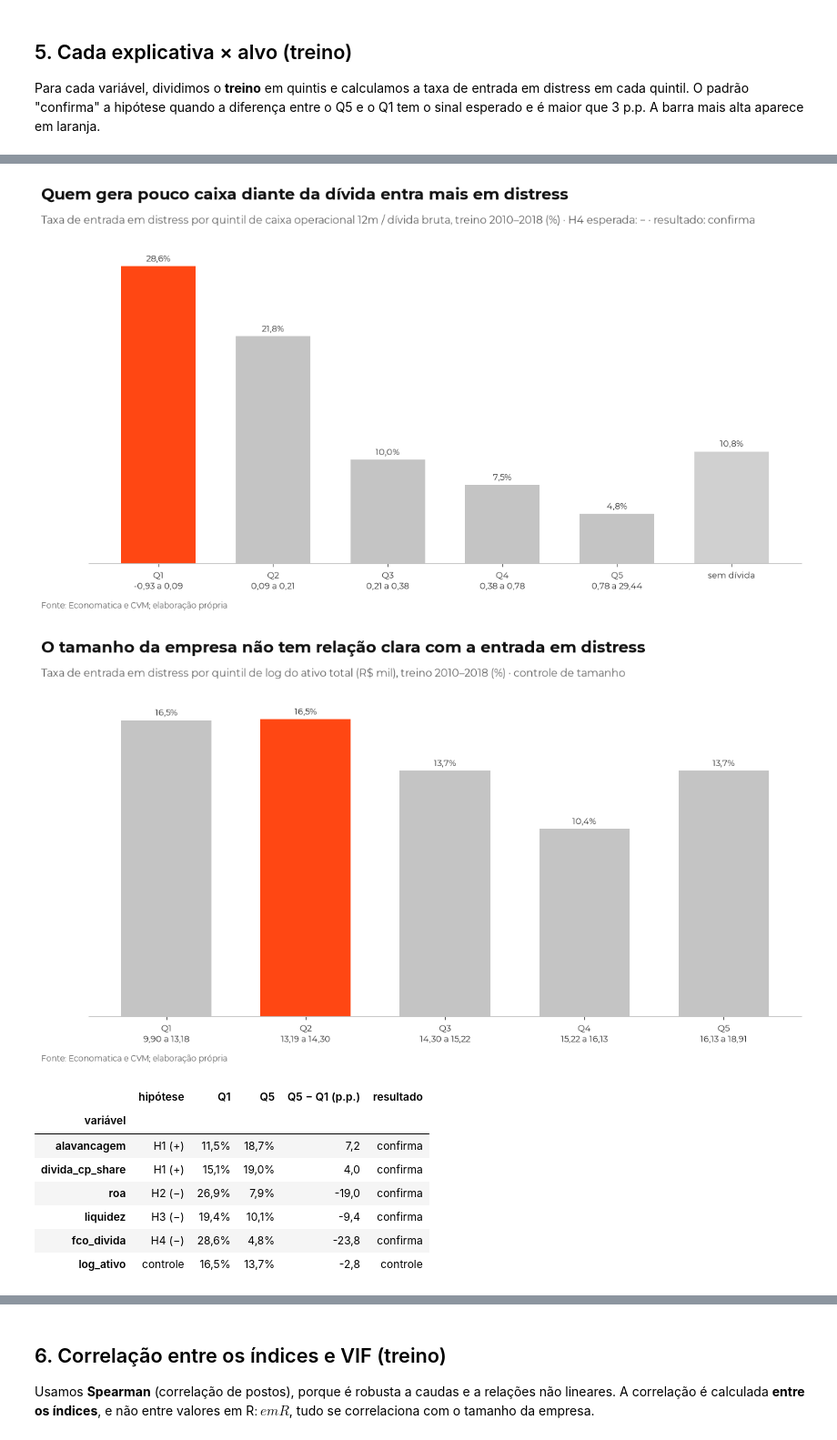
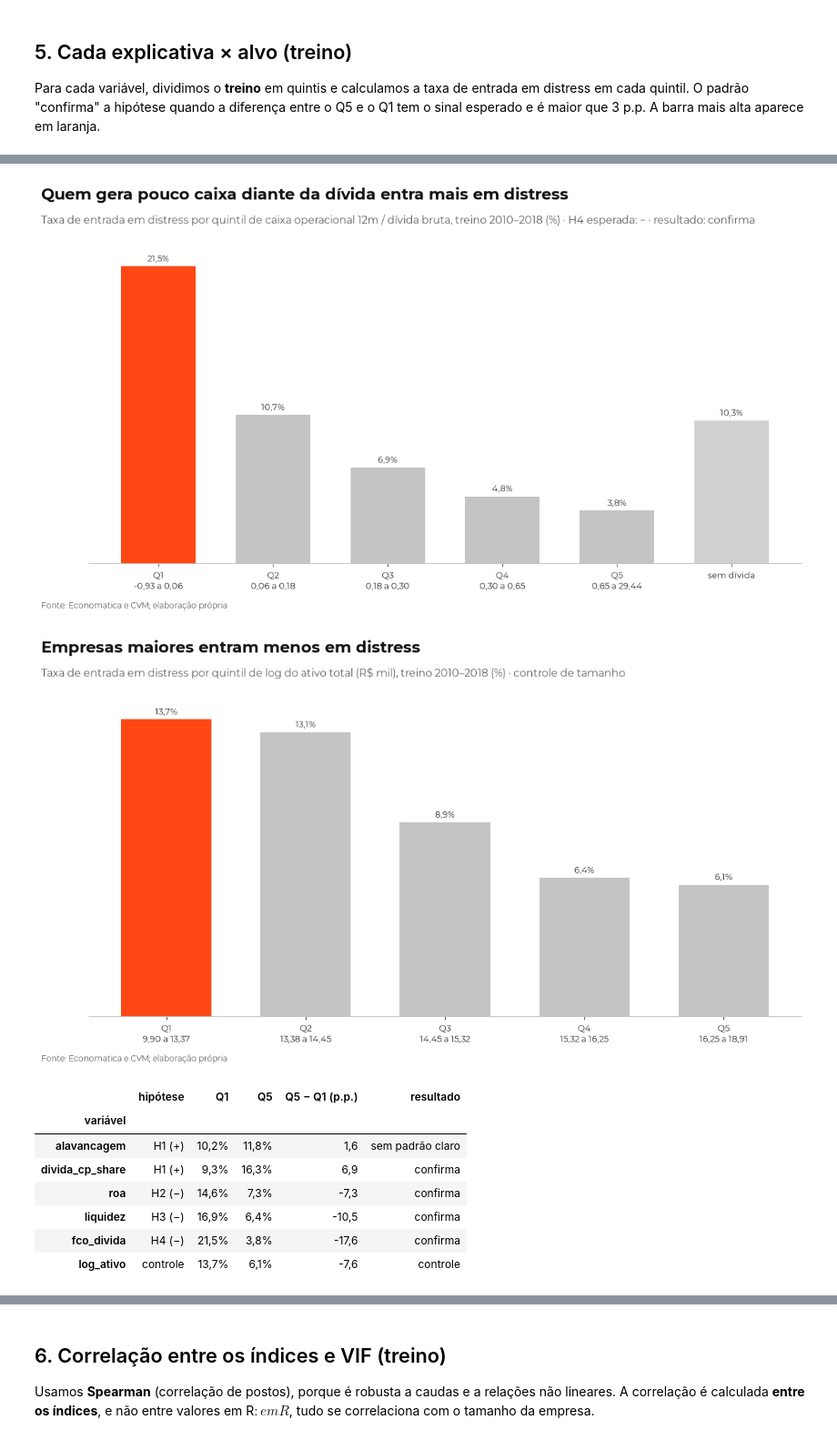
Before and after one commit to davibarbosaes-027/Projeto-2_CB, a Jupyter notebook: notebooks/03_exploratoria.ipynb, the cells around one changed output, grey strips where cells are left out. Shown at 91% size. Drawn from its saved outputs; the diff is of its cells as text; code cells hidden in the pictures.

```diff
--- a/notebooks/03_exploratoria.ipynb
+++ b/notebooks/03_exploratoria.ipynb
@@ -16,7 +16,7 @@ import matplotlib.pyplot as plt
 import numpy as np
 import pandas as pd
 
-from src import config as cfg, dados, eda, style
+from src import config as cfg, dados, eda, modelagem as mod, style
 
 style.aplicar()
 pd.set_option('display.max_columns', 40)
@@ -24,10 +24,12 @@ pd.set_option('display.width', 200)
 pd.set_option('display.float_format', lambda x: style.num_br(x, 3))
 
 ea = pd.read_parquet(cfg.DATA_PROCESSED / 'base_empresa_ano.parquet')
-risco = ea[ea['em_risco']]
+# Amostra em risco pela definição de alvo da modelagem (cfg.ALVO_MODELO, hoje a B: EBITDA), a mesma do notebook 05.
+# A coluna Y da base guarda a definição A (EBIT, cfg.ALVO_ATUAL), usada só como robustez.
+risco = mod.preparar_amostra(ea)
 treino = risco[risco['split'] == 'treino']
 cad = dados.carregar_cad_cvm()
 cad1 = dados.cad_por_cnpj(cad)
 em_bolsa = eda.cnpjs_com_acoes_em_bolsa()
-print('Base:', ea.shape, '| amostra em risco:', len(risco), '| treino:', len(treino))
+print(f'Alvo {cfg.ALVO_MODELO} | base:', ea.shape, '| amostra em risco:', len(risco), '| treino:', len(treino))
 # %% [output]
@@ -320,12 +322,12 @@ Numa logística, esses pontos teriam alavancagem enorme. A mediana e os quartis
 Para cada variável, dividimos o **treino** em quintis e calculamos a taxa de entrada em distress em cada quintil. O padrão "confirma" a hipótese quando a diferença entre o Q5 e o Q1 tem o sinal esperado e é maior que 3 p.p. A barra mais alta aparece em laranja.
 # %%
 titulos_h = {
-    'alavancagem': 'Empresas mais alavancadas entram mais em distress',
-    'divida_cp_share': 'Concentrar a dívida no curto prazo não separa quem entra em distress',
-    'roa': 'Empresas menos rentáveis entram muito mais em distress',
+    'alavancagem': 'A alavancagem só separa o risco a partir do 4º quintil',
+    'divida_cp_share': 'Concentrar a dívida no curto prazo eleva a entrada em distress',
+    'roa': 'Empresas menos rentáveis entram mais em distress',
     'liquidez': 'Empresas com menos caixa entram mais em distress',
     'fco_divida': 'Quem gera pouco caixa diante da dívida entra mais em distress',
-    'log_ativo': 'O tamanho da empresa não tem relação clara com a entrada em distress',
+    'log_ativo': 'Empresas maiores entram menos em distress',
 }
 resumo = []
 for i, (v, (h, s, desc)) in enumerate(cfg.EXPLICATIVAS.items(), start=8):
@@ -355,13 +357,13 @@ resumo.style.format({'Q1': lambda x: style.pct_br(x, 1), 'Q5': lambda x: style.p
-[figure, old version]
+[figure, new version]
-[figure, old version]
+[figure, new version]
 |  | hipótese | Q1 | Q5 | Q5 − Q1 (p.p.) | resultado |
 | variável |  |  |  |  |  |
-| alavancagem | H1 (+) | 11,5% | 18,7% | 7,2 | confirma |
-| divida_cp_share | H1 (+) | 15,1% | 19,0% | 4,0 | confirma |
-| roa | H2 (−) | 26,9% | 7,9% | -19,0 | confirma |
-| liquidez | H3 (−) | 19,4% | 10,1% | -9,4 | confirma |
-| fco_divida | H4 (−) | 28,6% | 4,8% | -23,8 | confirma |
-| log_ativo | controle | 16,5% | 13,7% | -2,8 | controle |
+| alavancagem | H1 (+) | 10,2% | 11,8% | 1,6 | sem padrão claro |
+| divida_cp_share | H1 (+) | 9,3% | 16,3% | 6,9 | confirma |
+| roa | H2 (−) | 14,6% | 7,3% | -7,3 | confirma |
+| liquidez | H3 (−) | 16,9% | 6,4% | -10,5 | confirma |
+| fco_divida | H4 (−) | 21,5% | 3,8% | -17,6 | confirma |
+| log_ativo | controle | 13,7% | 6,1% | -7,6 | controle |
 # %%
 # Referência: o Z''-score (baseline) também ordena o risco?
 tab_z = eda.taxa_por_quintil(treino, 'z_score')
```
Also changed, not shown: parts of 22 cells of this notebook, 25 other files.
